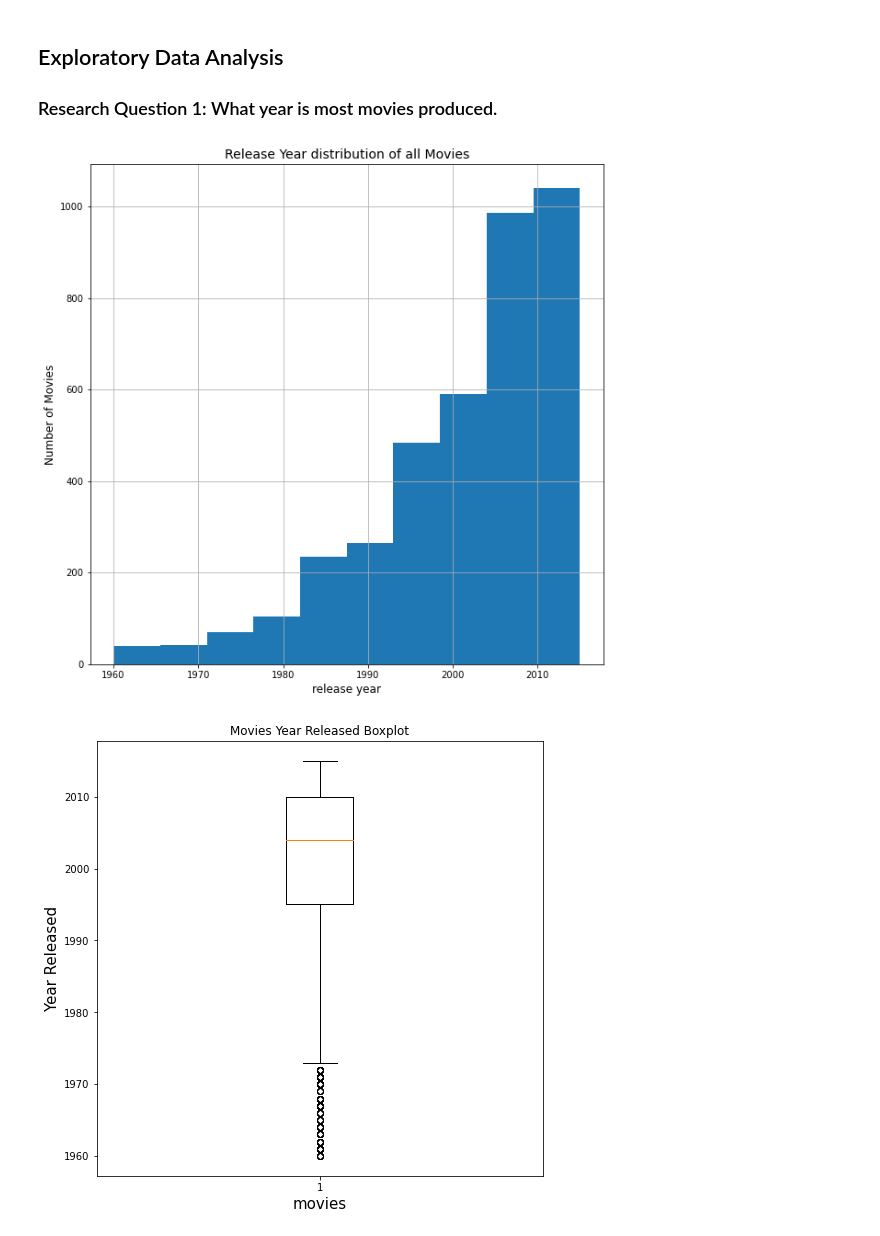
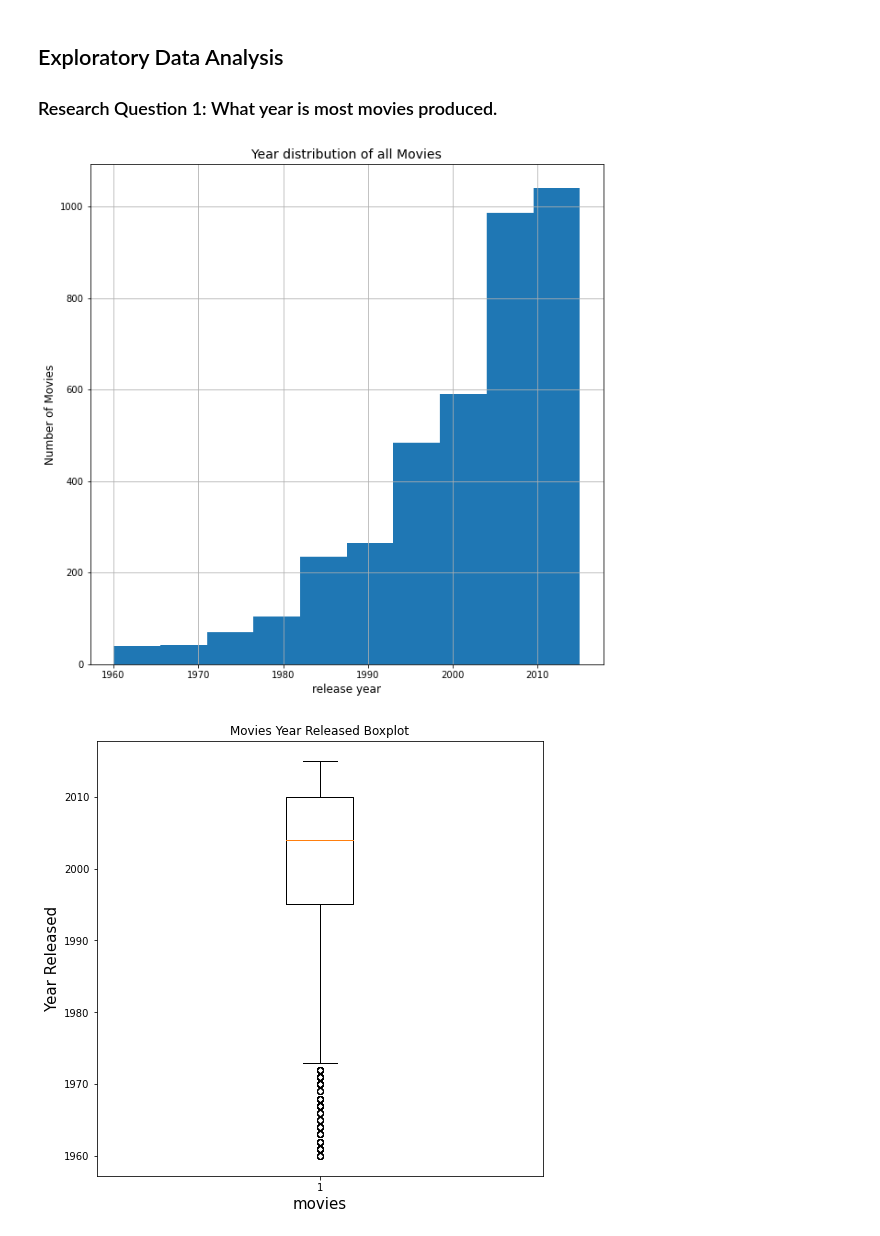
Before and after one commit to Dexsholex/Investigate-Movie-Dataset, a Jupyter notebook: Investigate-Movie-Dataset.ipynb, the cells around one changed output. Saved outputs shown, nothing was run; the diff lists cells and outputs as text; code cells hidden in the pictures.

```diff
--- a/Investigate-Movie-Dataset.ipynb
+++ b/Investigate-Movie-Dataset.ipynb
@@ -245,11 +253,11 @@ memory usage: 421.5+ KB
 # %%
 # which year(release_year) is movies produced the most.
 df.hist('release_year', figsize=(10,10))
-plt.title('Release Year distribution of all Movies', fontsize=14)
+plt.title('Year distribution of all Movies', fontsize=14)
 plt.xlabel('release year', fontsize=12)
 plt.ylabel('Number of Movies', fontsize=12);
 # %% [output]
-[figure, old version]
+[figure, new version]
 # %%
 # boxplot for movies year released.
 data = df['release_year']
```
Also changed, not shown: parts of 11 cells of this notebook, 1 other file.
